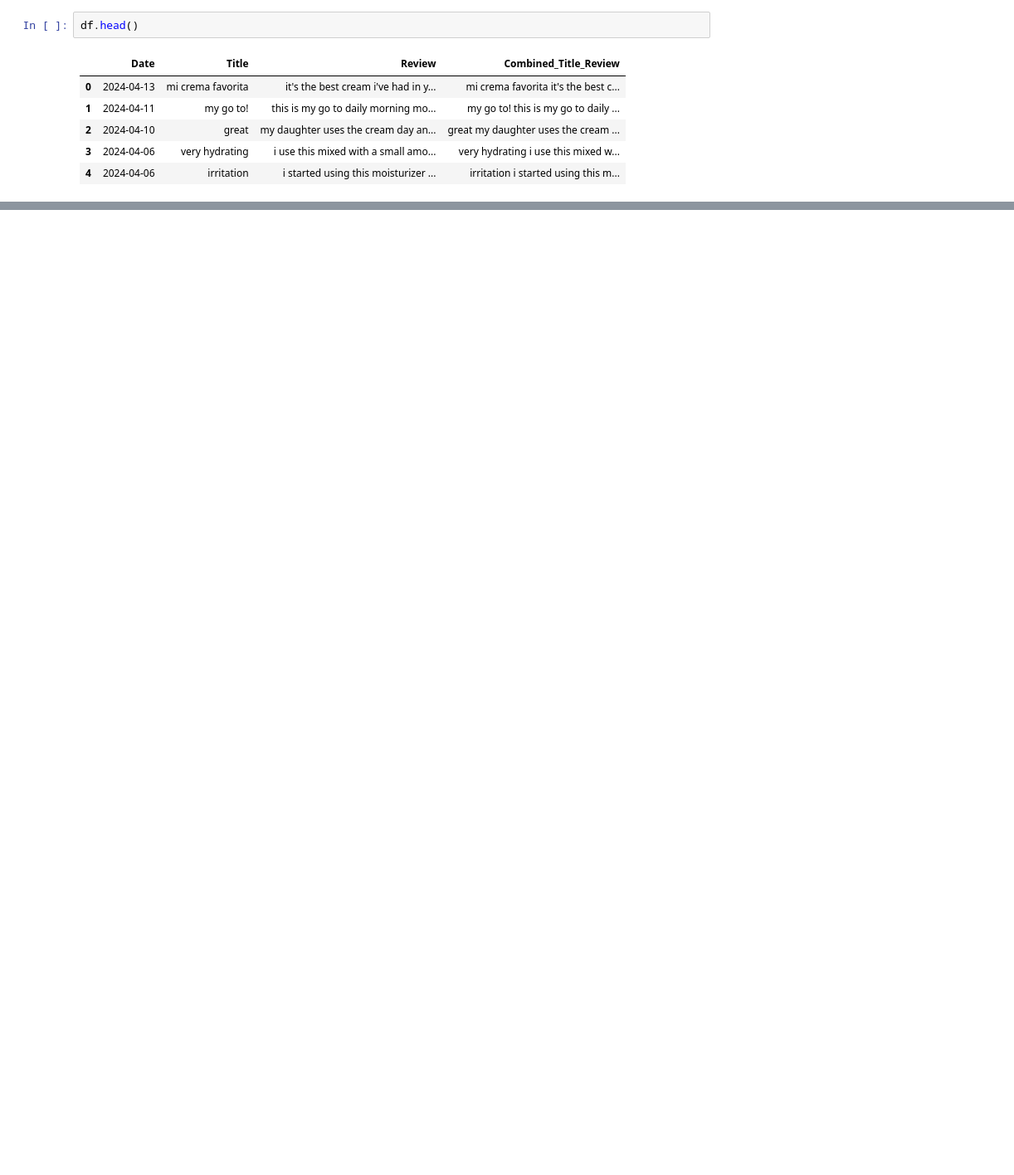
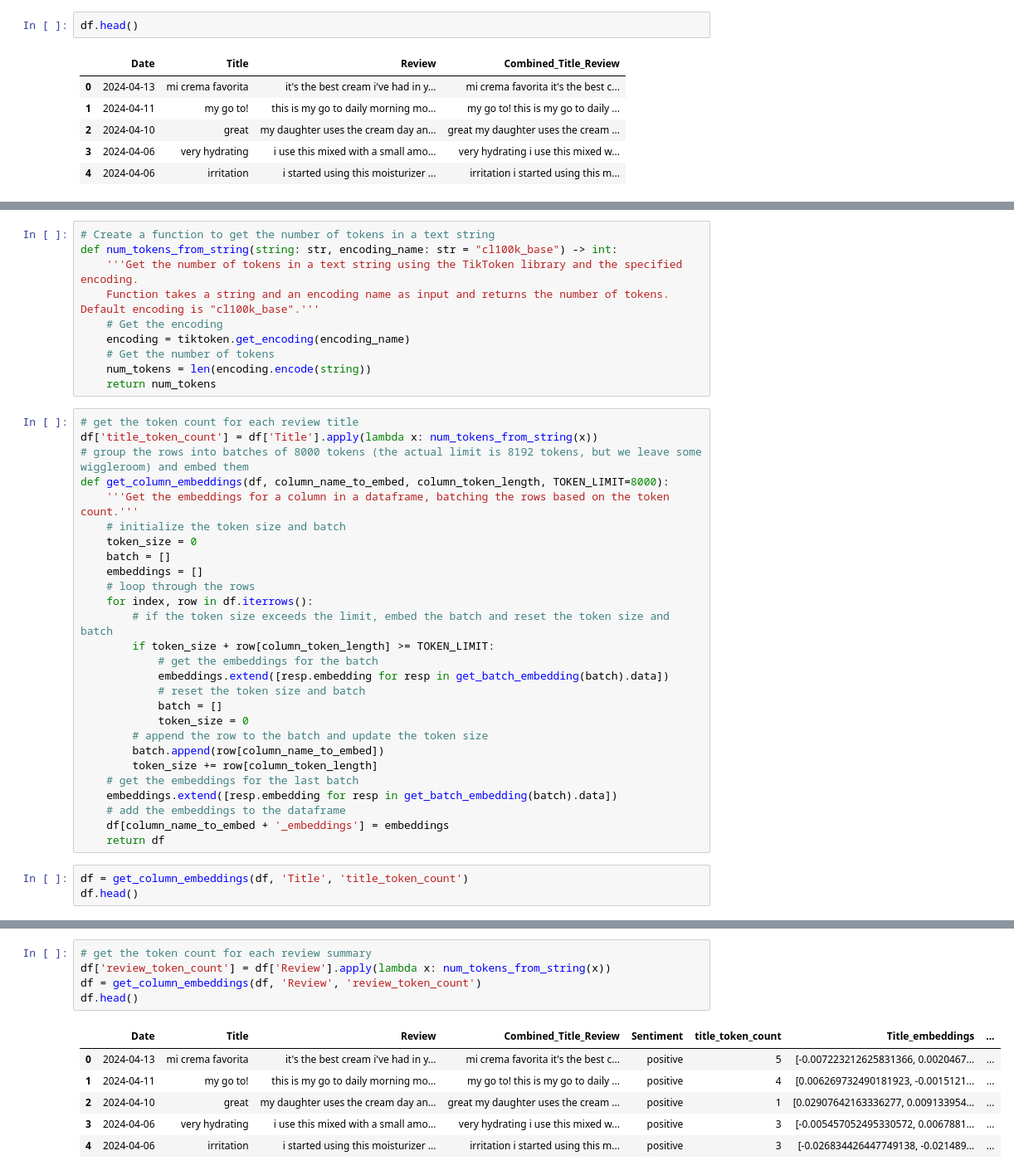
Before and after one commit to ap-dev42/94844_GenAI_Lab_Final_Project, a Jupyter notebook: Final_Project_Files/final_project_apatula.ipynb, the cells around one changed output, grey strips where cells are left out. Shown at 83% size. Saved outputs shown, nothing was run; the diff lists cells and outputs as text; blank space fills up the shorter version.

```diff
--- a/Final_Project_Files/final_project_apatula.ipynb
+++ b/Final_Project_Files/final_project_apatula.ipynb
@@ -453,0 +111,40 @@ By addressing these points in the ad campaign, you can effectively communicate t
+# %%
+# Create a function to get the number of tokens in a text string
+def num_tokens_from_string(string: str, encoding_name: str = "cl100k_base") -> int:
+    '''Get the number of tokens in a text string using the TikToken library and the specified encoding.
+    Function takes a string and an encoding name as input and returns the number of tokens. Default encoding is "cl100k_base".'''
+    # Get the encoding
+    encoding = tiktoken.get_encoding(encoding_name)
+    # Get the number of tokens
+    num_tokens = len(encoding.encode(string))
+    return num_tokens
+# %%
+# get the token count for each review title
+df['title_token_count'] = df['Title'].apply(lambda x: num_tokens_from_string(x))
+# group the rows into batches of 8000 tokens (the actual limit is 8192 tokens, but we leave some wiggleroom) and embed them
+def get_column_embeddings(df, column_name_to_embed, column_token_length, TOKEN_LIMIT=8000):
+    '''Get the embeddings for a column in a dataframe, batching the rows based on the token count.'''
+    # initialize the token size and batch
+    token_size = 0
+    batch = []
+    embeddings = []
+    # loop through the rows
+    for index, row in df.iterrows():
+        # if the token size exceeds the limit, embed the batch and reset the token size and batch
+        if token_size + row[column_token_length] >= TOKEN_LIMIT:
+            # get the embeddings for the batch
+            embeddings.extend([resp.embedding for resp in get_batch_embedding(batch).data])
+            # reset the token size and batch
+            batch = []
+            token_size = 0
+        # append the row to the batch and update the token size
+        batch.append(row[column_name_to_embed])
+        token_size += row[column_token_length]
+    # get the embeddings for the last batch
+    embeddings.extend([resp.embedding for resp in get_batch_embedding(batch).data])
+    # add the embeddings to the dataframe
+    df[column_name_to_embed + '_embeddings'] = embeddings
+    return df
+# %%
+df = get_column_embeddings(df, 'Title', 'title_token_count')
+df.head()
@@ -453,0 +158,12 @@ By addressing these points in the ad campaign, you can effectively communicate t
+# %%
+# get the token count for each review summary
+df['review_token_count'] = df['Review'].apply(lambda x: num_tokens_from_string(x))
+df = get_column_embeddings(df, 'Review', 'review_token_count')
+df.head()
+# %% [output]
+|  | Date | Title | Review | Combined_Title_Review | Sentiment | title_token_count | Title_embeddings | ... |
+| 0 | 2024-04-13 | mi crema favorita | it's the best cream i've had in y... | mi crema favorita it's the best c... | positive | 5 | [-0.007223212625831366, 0.0020467... | ... |
+| 1 | 2024-04-11 | my go to! | this is my go to daily morning mo... | my go to! this is my go to daily ... | positive | 4 | [0.006269732490181923, -0.0015121... | ... |
+| 2 | 2024-04-10 | great | my daughter uses the cream day an... | great my daughter uses the cream ... | positive | 1 | [0.02907642163336277, 0.009133954... | ... |
+| 3 | 2024-04-06 | very hydrating | i use this mixed with a small amo... | very hydrating i use this mixed w... | positive | 3 | [-0.005457052495330572, 0.0067881... | ... |
+| 4 | 2024-04-06 | irritation | i started using this moisturizer ... | irritation i started using this m... | positive | 3 | [-0.026834426447749138, -0.021489... | ... |
```
Also changed, not shown: parts of 64 cells of this notebook, 18 other files.
